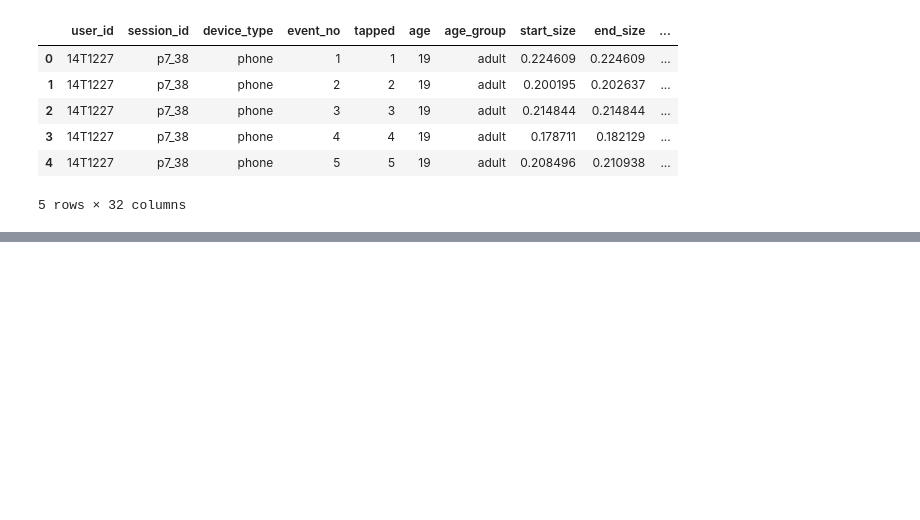
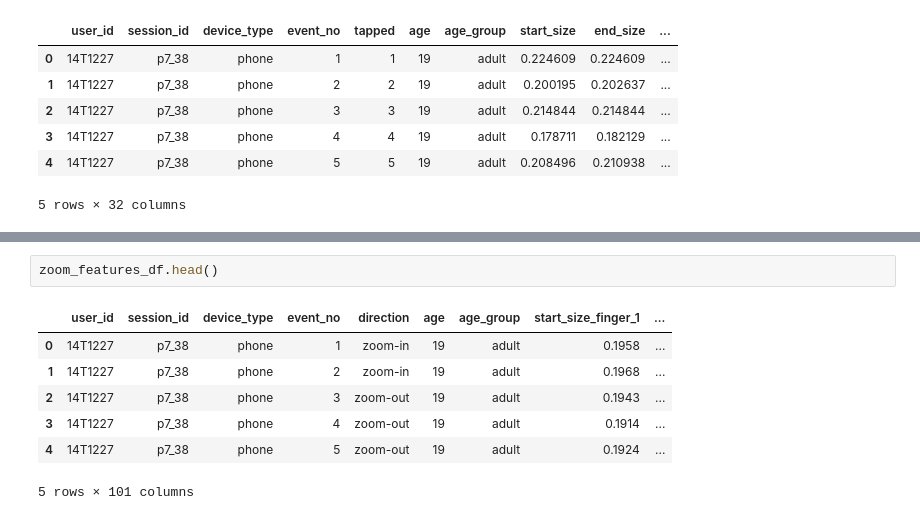
Before and after one commit to tbirms/ChildSafetyProject, a Jupyter notebook: Notebooks/age-group-classification-parallel-fusion.ipynb, the cells around one changed output, grey strips where cells are left out. Saved outputs shown, nothing was run; the diff lists cells and outputs as text; blank space fills up the shorter version.

Commit message:
add zoom feature definition and extraction

```diff
--- a/Notebooks/age-group-classification-parallel-fusion.ipynb
+++ b/Notebooks/age-group-classification-parallel-fusion.ipynb
@@ -1198,0 +1836,10 @@ tap_features_df.head()
+# %%
+zoom_features_df.head()
+# %% [output]
+|  | user_id | session_id | device_type | event_no | direction | age | age_group | start_size_finger_1 | ... |
+| 0 | 14T1227 | p7_38 | phone | 1 | zoom-in | 19 | adult | 0.1958 | ... |
+| 1 | 14T1227 | p7_38 | phone | 2 | zoom-in | 19 | adult | 0.1968 | ... |
+| 2 | 14T1227 | p7_38 | phone | 3 | zoom-out | 19 | adult | 0.1943 | ... |
+| 3 | 14T1227 | p7_38 | phone | 4 | zoom-out | 19 | adult | 0.1914 | ... |
+| 4 | 14T1227 | p7_38 | phone | 5 | zoom-out | 19 | adult | 0.1924 | ... |
+5 rows × 101 columns
```
Also changed, not shown: parts of 8 cells of this notebook.
